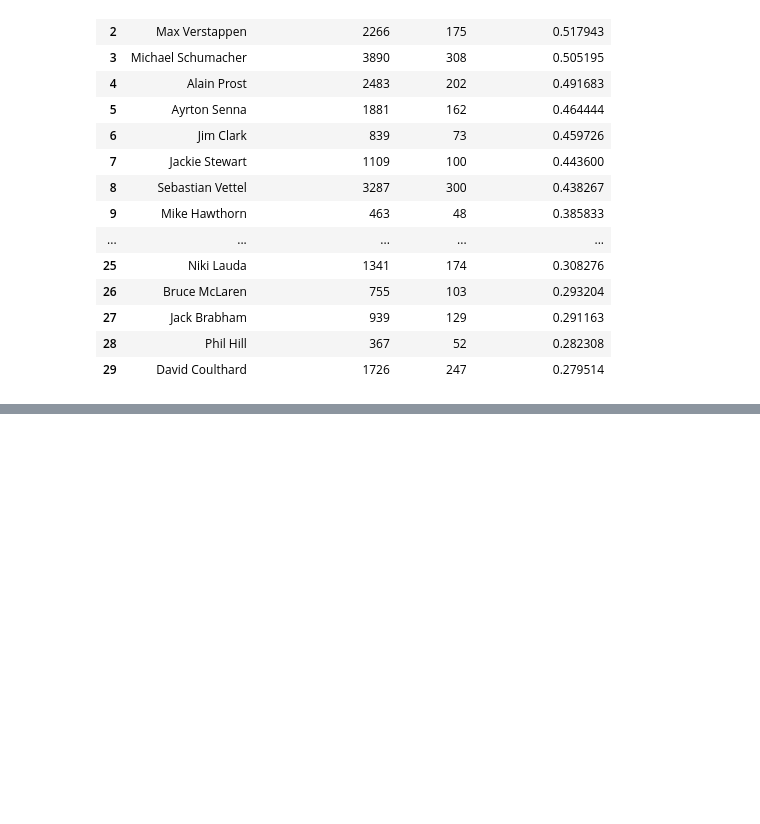
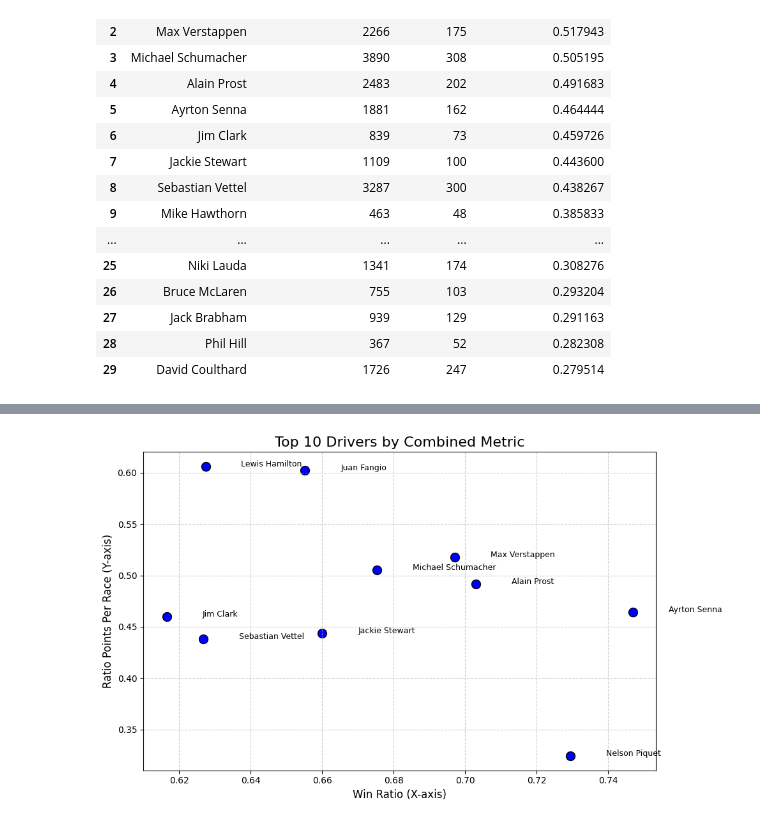
Before and after one commit to BOYSABIO/IE-University, a Jupyter notebook: IE_MASTERS/7_PYTHON_FOR_DATA_ANALYSIS/GROUP_PROJECT/group_assignment_8.ipynb, the cells around one changed output, grey strips where cells are left out. Drawn from its saved outputs; the diff is of its cells as text; code cells hidden in the pictures; blank space fills up the shorter version.

```diff
--- a/IE_MASTERS/7_PYTHON_FOR_DATA_ANALYSIS/GROUP_PROJECT/group_assignment_8.ipynb
+++ b/IE_MASTERS/7_PYTHON_FOR_DATA_ANALYSIS/GROUP_PROJECT/group_assignment_8.ipynb
@@ -931,0 +891,36 @@ plt.show()
+# %%
+import matplotlib.pyplot as plt
+
+# Select the top 10 drivers by the combined metric
+top_10_drivers = combined_df.head(10)
+
+# Create the scatter plot
+plt.figure(figsize=(10, 6))
+plt.scatter(
+    top_10_drivers['win_ratio'],
+    top_10_drivers['ratio_points_per_race'],
+    color='blue',
+    s=100,
+    edgecolors='black'
+)
+
+# Annotate each point with the driver's name
+for i, row in top_10_drivers.iterrows():
+    plt.text(
+        row['win_ratio'] + 0.01,  # Slightly offset text to the right
+        row['ratio_points_per_race'],
+        row['driver'],
+        fontsize=9
+    )
+
+# Add titles and labels
+plt.title('Top 10 Drivers by Combined Metric', fontsize=16)
+plt.xlabel('Win Ratio (X-axis)', fontsize=12)
+plt.ylabel('Ratio Points Per Race (Y-axis)', fontsize=12)
+plt.grid(True, linestyle='--', alpha=0.6)
+
+# Show the plot
+plt.tight_layout()
+plt.show()
+# %% [output]
+[figure, added]
```
Also changed, not shown: parts of 6 cells of this notebook.
